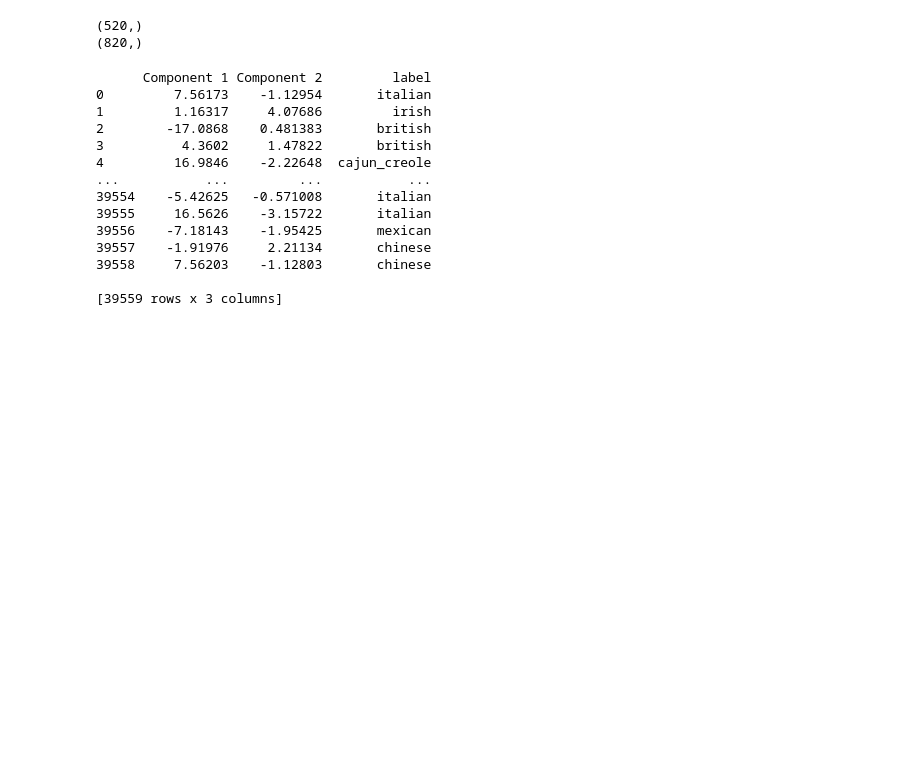
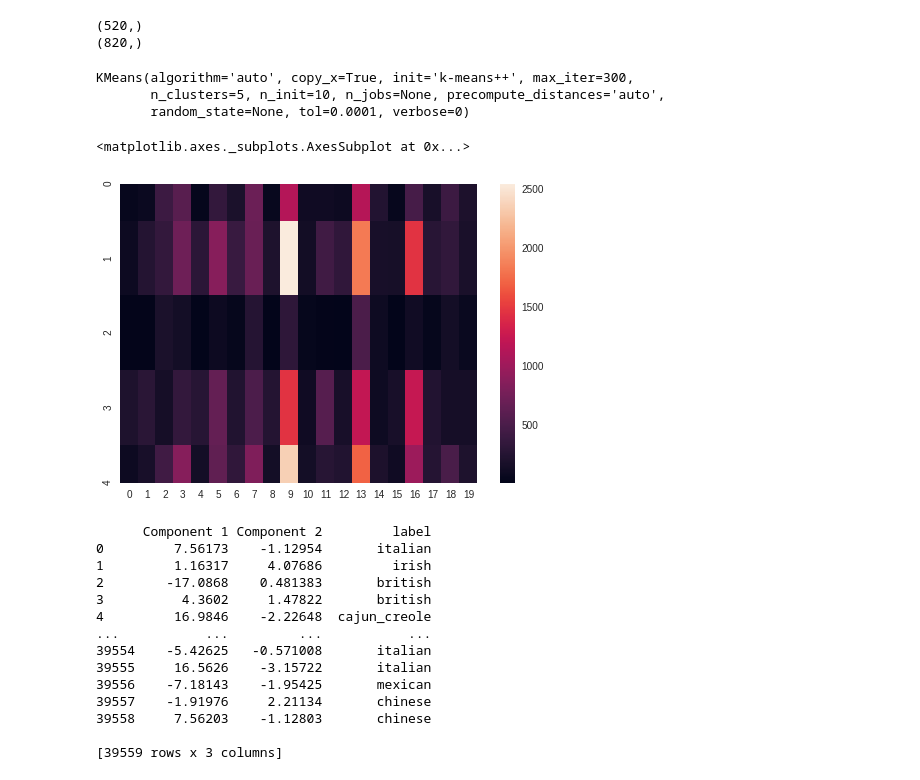
Before and after one commit to rahul13ramesh/cis520-dataset, a Jupyter notebook: CIS520_Project.ipynb, the cells around one changed output. Cells and saved outputs as stored; diff of their text form; code cells hidden in the pictures; blank space fills up the shorter version.

```diff
--- a/CIS520_Project.ipynb
+++ b/CIS520_Project.ipynb
@@ -1069,3 +1219,23 @@ from sklearn.decomposition import LatentDirichletAllocation
+# %%
+kmeans = KMeans(n_clusters=5)
+kmeans.fit(train_rep2)
+# %% [output]
+KMeans(algorithm='auto', copy_x=True, init='k-means++', max_iter=300,
+       n_clusters=5, n_init=10, n_jobs=None, precompute_distances='auto',
+       random_state=None, tol=0.0001, verbose=0)
+# %%
+lab = kmeans.labels_
+lb_en = LabelEncoder()
+train_encoded = lb_en.fit_transform(processed_train_target)
+
+kmean_map = np.zeros((5, 20))
+for i in range(len(lab)):
+    kmean_map[lab[i], train_encoded[i]] += 1
+
+sns.heatmap(kmean_map)
+# %% [output]
+<matplotlib.axes._subplots.AxesSubplot at 0x...>
+[figure, added]
 # %%
 pca = PCA(n_components=2)
 tsne = TSNE(n_components=2)
```
Also changed, not shown: parts of 25 cells of this notebook.
